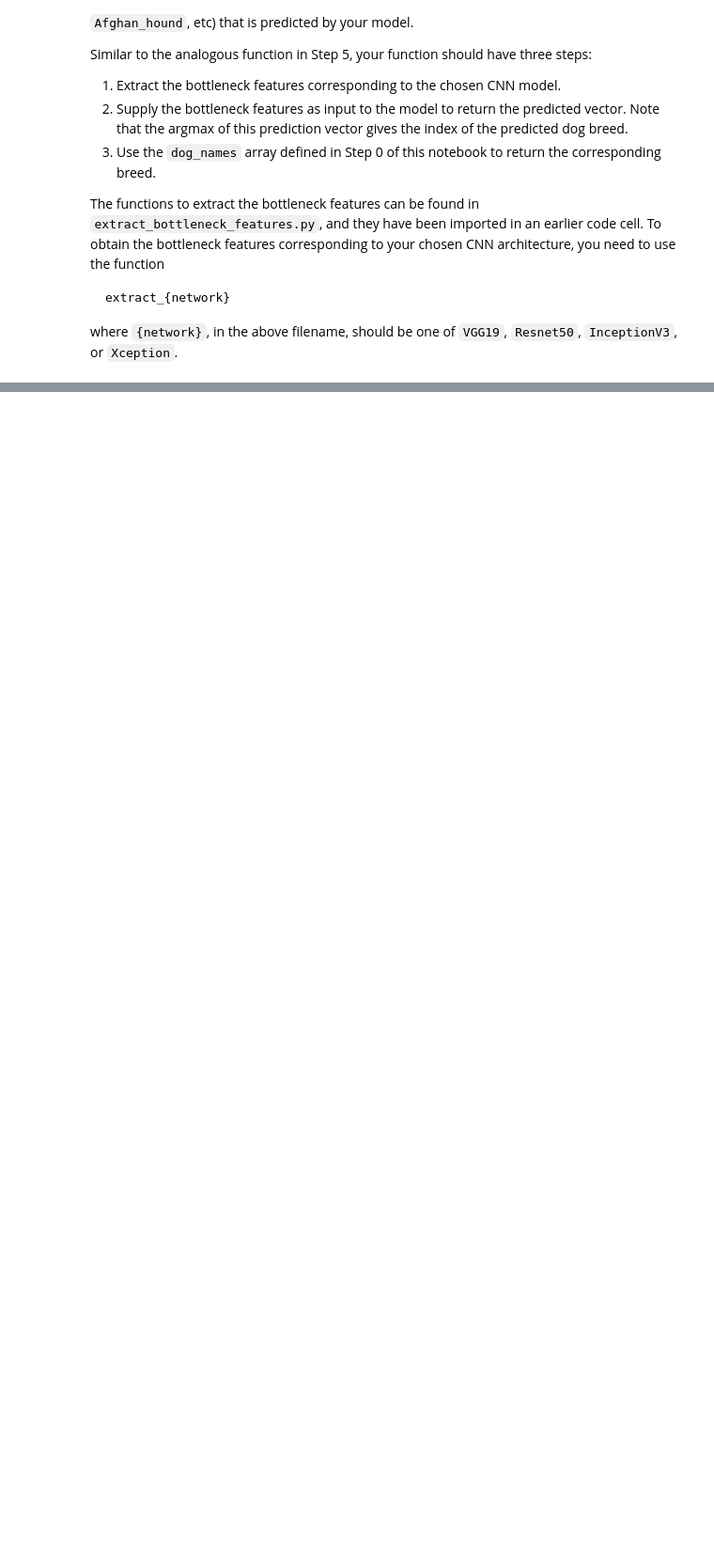
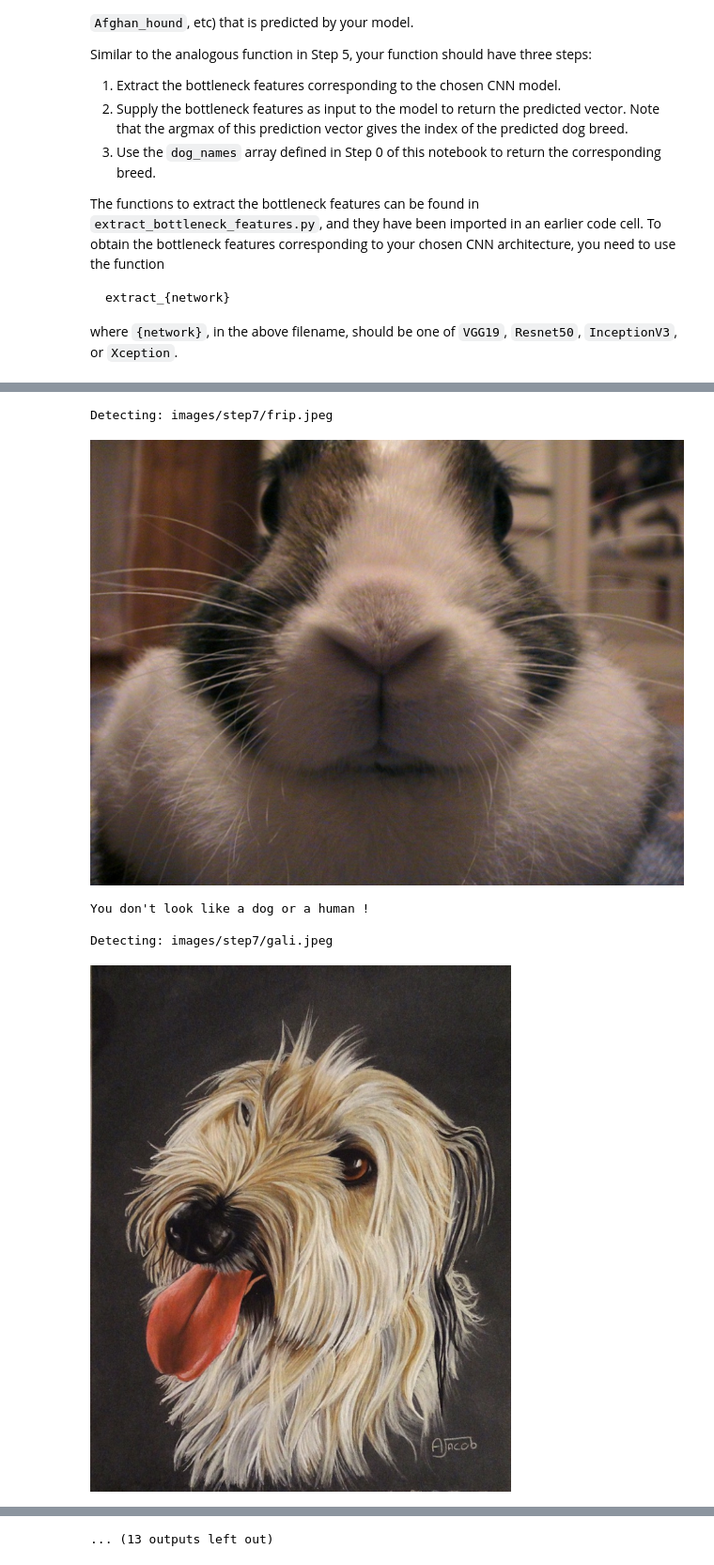
Before and after one commit to fmind/dog-project, a Jupyter notebook: dog_app.ipynb, the cells around one changed output, grey strips where cells are left out. Shown at 94% size. Cells and saved outputs as stored; diff of their text form; code cells hidden in the pictures; blank space fills up the shorter version.

Commit message:
First submission

```diff
--- a/dog_app.ipynb
+++ b/dog_app.ipynb
@@ -567,6 +588,7 @@ In the code block below, extract the bottleneck features corresponding to the tr
 nets = ['VGG19', 'Resnet50', 'Xception', 'InceptionV3', ]
 
 def load_features(net):
+    """Load the bottleneck features of the given builtin network."""
     return np.load('bottleneck_features/Dog{}Data.npz'.format(net))
 # %% [markdown]
 ### (IMPLEMENTATION) Model Architecture
@@ -598,13 +620,14 @@ Thus, I decided to keep the first architecture using Xception for Transfer Learn
 ### TODO: Define your architecture.
 
 def setup(net):
+    """Initialize a network with bottleneck features and added layers."""
     features = load_features(net)
+    input_shape = features['train'].shape[1:]
 
     model = Sequential()
     model.__name__ = net
-    model.add(GlobalAveragePooling2D(input_shape=features['train'].shape[1:]))
+    model.add(GlobalAveragePooling2D(input_shape=input_shape))
     model.add(Dense(133, activation='softmax'))
-
 
     return model
 
@@ -762,13 +789,14 @@ from extract_bottleneck_features import *
 breed_model = models[2]  # Xception
 
 def predict_breed(img_path):
+    """Return the dog breed associated to the given image."""
     # extract bottleneck features
     bottleneck_feature = extract_Xception(path_to_tensor(img_path))
     # obtain predicted vector
     predicted_vector = breed_model.predict(bottleneck_feature)
 
     # return dog breed that is predicted by the model
-    return dog_names[np.argmax(predicted_vector)]
+    return dog_names[np.argmax(predicted_vector)].replace('_', ' ')
 # %% [markdown]
 ---
 <a id='step6'></a>
@@ -792,13 +820,13 @@ Some sample output for our algorithm is provided below, but feel free to design
 ### Feel free to use as many code cells as needed.
 
 def breed_detector(img):
-    # we put dog_detector before
-    # since it is more accurate than face_detector
-    # we also use a threshold of 0.95 in case we encounter new edge cases
+    """Return the species and breed of the given image."""
+    # we use dog_detector first since it is more accurate than face_detector
+    # we also set a detection threshold of 0.95 in case we encounter new edge cases
     if dog_detector(img) > 0.95:
-        return 'dog', breed_detector(img)
-    elif human_detector(img) > 0.95:
-        return 'human', breed_detector(img)
+        return 'dog', predict_breed(img)
+    elif face_detector(img) > 0.95:
+        return 'human', predict_breed(img)
     else:
         return None, None
 # %% [markdown]
@@ -818,4 +851,26 @@ __Answer:__
 # %%
-## TODO: Execute your algorithm from Step 6 on
+## TODO: Execuinline te your algorithm from Step 6 on
 ## at least 6 images on your computer.
 ## Feel free to use as many code cells as needed.
+
+from IPython.display import Image, display
+
+for imgfile in glob('images/step7/*.jpeg'):
+    print("Detecting: {}".format(imgfile))
+    species, breed = breed_detector(imgfile)
+    img = Image(filename=imgfile)
+    display(img)
+
+    if species is not None:
+        print("Hello {}, you look like a {}".format(species, breed))
+    else:
+        print("You don't look like a dog or a human !")
+
+    print()
+# %% [output]
+Detecting: images/step7/frip.jpeg
+[figure, added]
+You don't look like a dog or a human !
+
+Detecting: images/step7/gali.jpeg
+[figure, added]
@@ -821,0 +893 @@ __Answer:__
+... (13 outputs left out)
```
Also changed, not shown: parts of 15 cells of this notebook, 1 other file.
